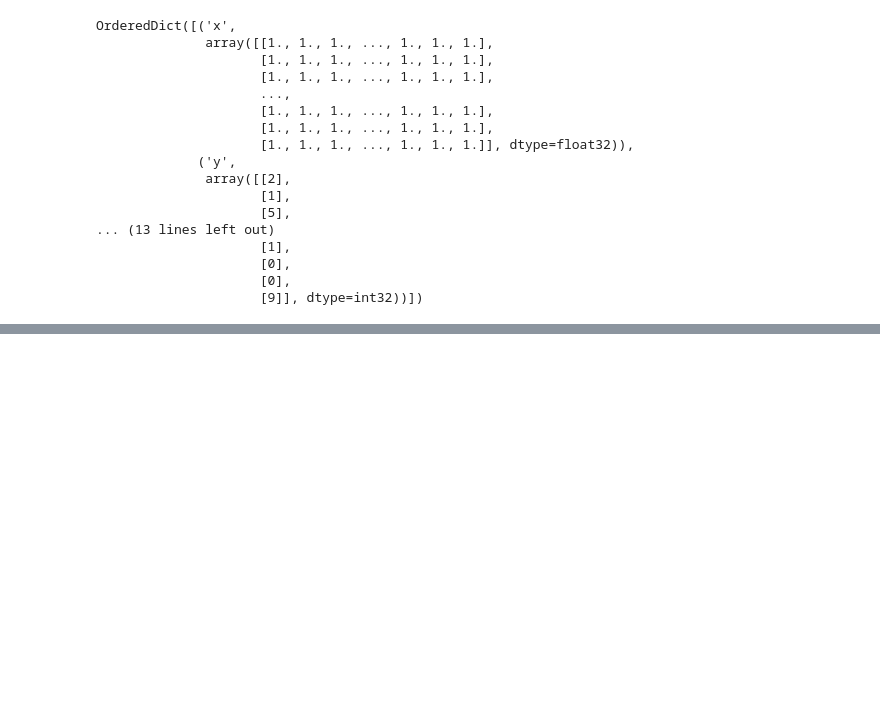
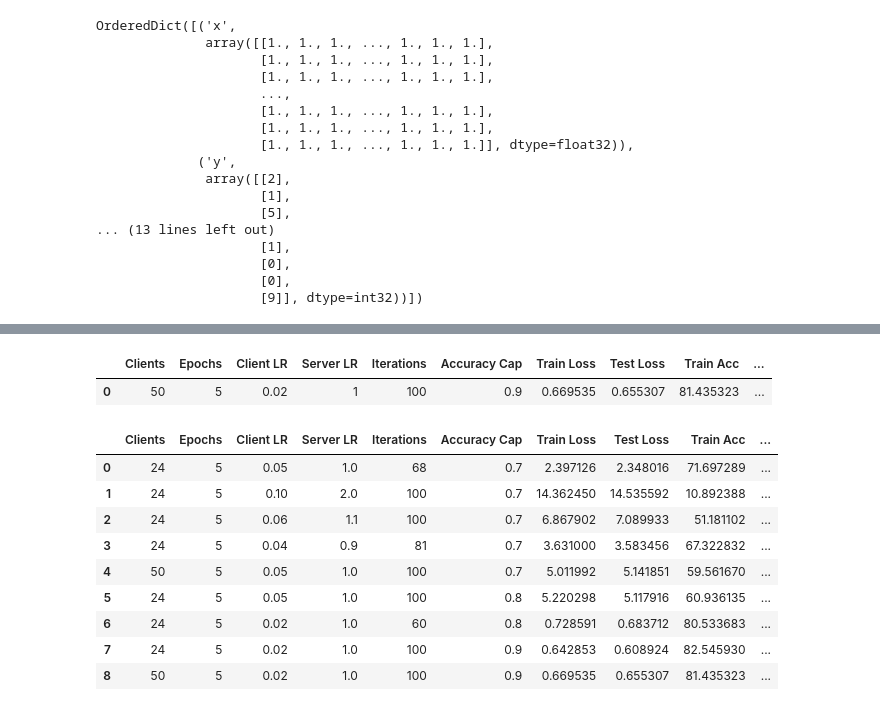
Before and after one commit to taylorbedrosian/325Project1, a Jupyter notebook: Project1Start.ipynb, the cells around one changed output, grey strips where cells are left out. Cells and saved outputs as stored; diff of their text form; code cells hidden in the pictures; blank space fills up the shorter version.

```diff
--- a/Project1Start.ipynb
+++ b/Project1Start.ipynb
@@ -450,0 +302,11 @@ str(test_metrics)
+# %%
+import pandas as pd
+col_names = ['Clients', 'Epochs', 'Client LR', 'Server LR', 'Iterations', 'Accuracy Cap', 'Train Loss', 'Test Loss', 'Train Acc', 'Test Acc']
+entry = [NUM_CLIENTS, NUM_EPOCHS, CLIENT_LEARNING_RATE, SERVER_LEARNING_RATE, round_num, TESTING_ACCURACY_CAP, train_metrics['eval']['loss'],
+    test_metrics['eval']['loss'], train_metrics['eval']['sparse_categorical_accuracy'] * 100,
+    test_metrics['eval']['sparse_categorical_accuracy']*100]
+result_df = pd.DataFrame([entry], columns=col_names)
+result_df
+# %% [output]
+|  | Clients | Epochs | Client LR | Server LR | Iterations | Accuracy Cap | Train Loss | Test Loss | Train Acc | ... |
+| 0 | 50 | 5 | 0.02 | 1 | 100 | 0.9 | 0.669535 | 0.655307 | 81.435323 | ... |
@@ -450,0 +315,14 @@ str(test_metrics)
+# %%
+summary = pd.read_csv('results.csv')
+summary
+# %% [output]
+|  | Clients | Epochs | Client LR | Server LR | Iterations | Accuracy Cap | Train Loss | Test Loss | Train Acc | ... |
+| 0 | 24 | 5 | 0.05 | 1.0 | 68 | 0.7 | 2.397126 | 2.348016 | 71.697289 | ... |
+| 1 | 24 | 5 | 0.10 | 2.0 | 100 | 0.7 | 14.362450 | 14.535592 | 10.892388 | ... |
+| 2 | 24 | 5 | 0.06 | 1.1 | 100 | 0.7 | 6.867902 | 7.089933 | 51.181102 | ... |
+| 3 | 24 | 5 | 0.04 | 0.9 | 81 | 0.7 | 3.631000 | 3.583456 | 67.322832 | ... |
+| 4 | 50 | 5 | 0.05 | 1.0 | 100 | 0.7 | 5.011992 | 5.141851 | 59.561670 | ... |
+| 5 | 24 | 5 | 0.05 | 1.0 | 100 | 0.8 | 5.220298 | 5.117916 | 60.936135 | ... |
+| 6 | 24 | 5 | 0.02 | 1.0 | 60 | 0.8 | 0.728591 | 0.683712 | 80.533683 | ... |
+| 7 | 24 | 5 | 0.02 | 1.0 | 100 | 0.9 | 0.642853 | 0.608924 | 82.545930 | ... |
+| 8 | 50 | 5 | 0.02 | 1.0 | 100 | 0.9 | 0.669535 | 0.655307 | 81.435323 | ... |
```
Also changed, not shown: parts of 32 cells of this notebook, 2 other files.
